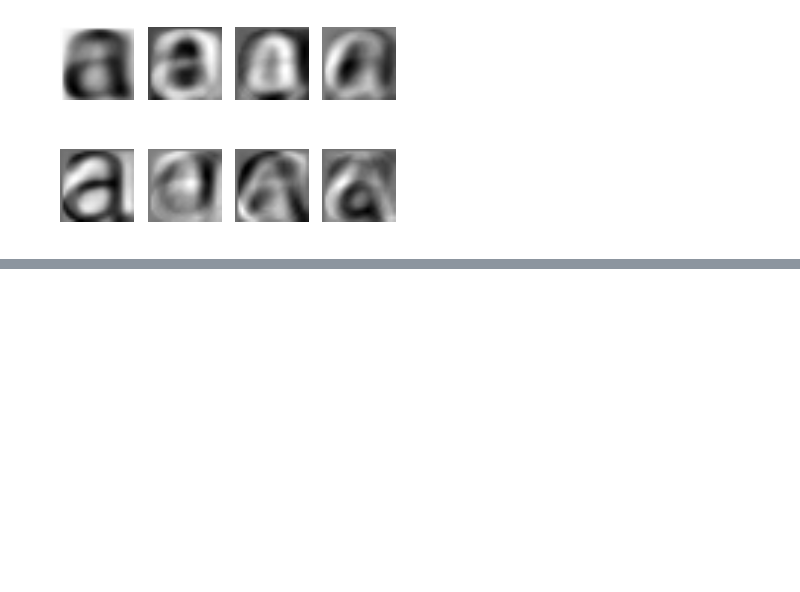
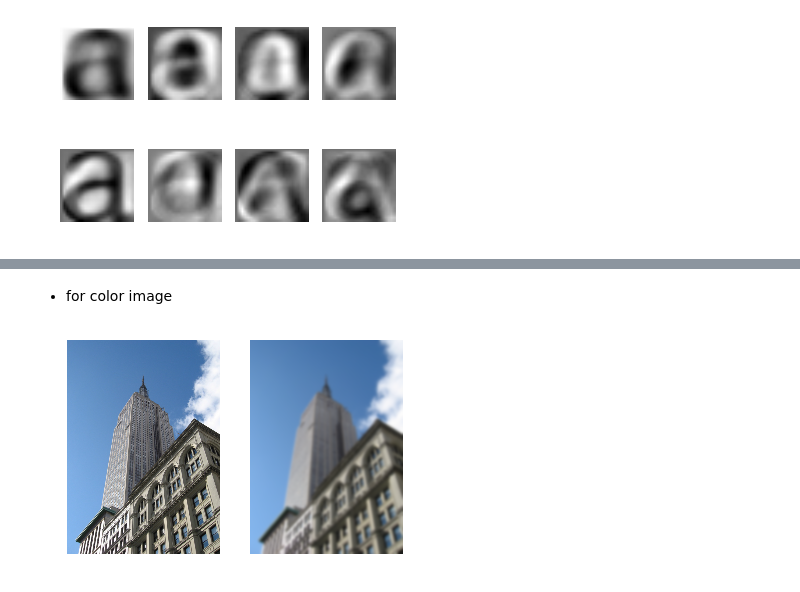
Before and after one commit to whatalnk/study-PCV, a Jupyter notebook: Chapter01.ipynb, the cells around one changed output, grey strips where cells are left out. Saved outputs shown, nothing was run; the diff lists cells and outputs as text; code cells hidden in the pictures; blank space fills up the shorter version.

```diff
--- a/Chapter01.ipynb
+++ b/Chapter01.ipynb
@@ -172,0 +213,19 @@ plt.show()
+# %% [markdown]
+* for color image
+# %%
+im = np.array(Image.open("data/empire.jpg"))
+im2 = np.zeros(im.shape)
+for i in range(3):
+    im2[:,:,i] = filters.gaussian_filter(im[:,:,i], 5)
+im2 = np.uint8(im2)
+
+plt.figure(figsize=(6, 4))
+plt.subplot(1, 2, 1)
+plt.axis('off')
+plt.imshow(im)
+plt.subplot(1, 2, 2)
+plt.axis('off')
+plt.imshow(im2)
+plt.show()
+# %% [output]
+[figure, added]
```
Also changed, not shown: parts of 21 cells of this notebook, 1 other file.
